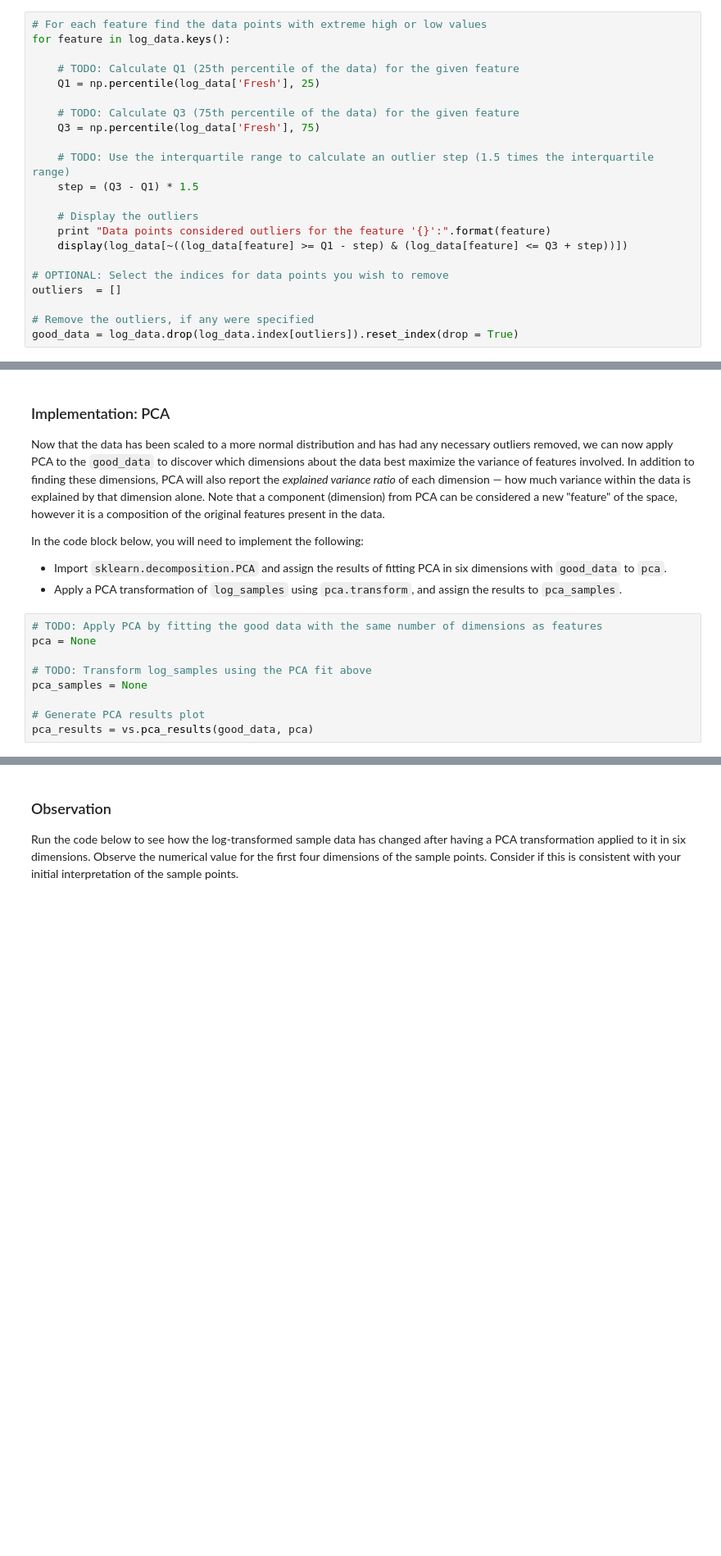
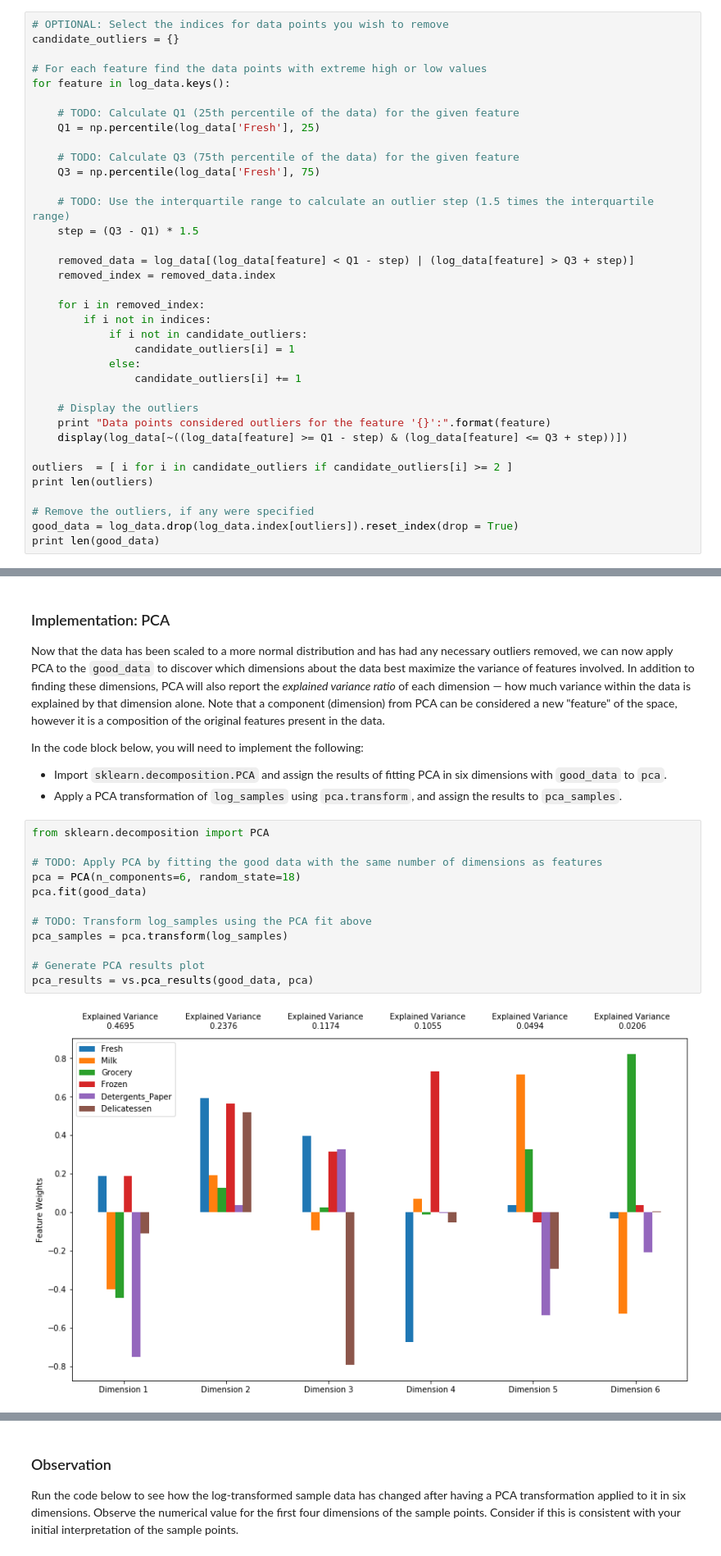
Before and after one commit to pexea12/machine-learning, a Jupyter notebook: customer_segments/customer_segments.ipynb, the cells around one changed output, grey strips where cells are left out. Shown at 82% size. Drawn from its saved outputs; the diff is of its cells as text; blank space fills up the shorter version.

```diff
--- a/customer_segments/customer_segments.ipynb
+++ b/customer_segments/customer_segments.ipynb
@@ -370,4 +403,7 @@ Index([u'Fresh', u'Milk', u'Grocery', u'Frozen', u'Detergents_Paper',
 # %%
+# OPTIONAL: Select the indices for data points you wish to remove
+candidate_outliers = {}
+
 # For each feature find the data points with extreme high or low values
 for feature in log_data.keys():
 
@@ -380,15 +416,26 @@ for feature in log_data.keys():
     # TODO: Use the interquartile range to calculate an outlier step (1.5 times the interquartile range)
     step = (Q3 - Q1) * 1.5
 
+    removed_data = log_data[(log_data[feature] < Q1 - step) | (log_data[feature] > Q3 + step)]
+    removed_index = removed_data.index
+
+    for i in removed_index:
+        if i not in indices:
+            if i not in candidate_outliers:
+                candidate_outliers[i] = 1
+            else:
+                candidate_outliers[i] += 1
+
     # Display the outliers
     print "Data points considered outliers for the feature '{}':".format(feature)
     display(log_data[~((log_data[feature] >= Q1 - step) & (log_data[feature] <= Q3 + step))])
 
-# OPTIONAL: Select the indices for data points you wish to remove
-outliers  = []
+outliers  = [ i for i in candidate_outliers if candidate_outliers[i] >= 2 ]
+print len(outliers)
 
 # Remove the outliers, if any were specified
 good_data = log_data.drop(log_data.index[outliers]).reset_index(drop = True)
+print len(good_data)
 # %% [output]
 Data points considered outliers for the feature 'Fresh':
 |  | Fresh | Milk | Grocery | Frozen | Detergents_Paper | Delicatessen |
@@ -498,11 +539,16 @@ In the code block below, you will need to implement the following:
  - Import `sklearn.decomposition.PCA` and assign the results of fitting PCA in six dimensions with `good_data` to `pca`.
  - Apply a PCA transformation of `log_samples` using `pca.transform`, and assign the results to `pca_samples`.
 # %%
+from sklearn.decomposition import PCA
+
 # TODO: Apply PCA by fitting the good data with the same number of dimensions as features
-pca = None
+pca = PCA(n_components=6, random_state=18)
+pca.fit(good_data)
 
 # TODO: Transform log_samples using the PCA fit above
-pca_samples = None
+pca_samples = pca.transform(log_samples)
 
 # Generate PCA results plot
 pca_results = vs.pca_results(good_data, pca)
+# %% [output]
+[figure, added]
```
Also changed, not shown: parts of 39 cells of this notebook.
